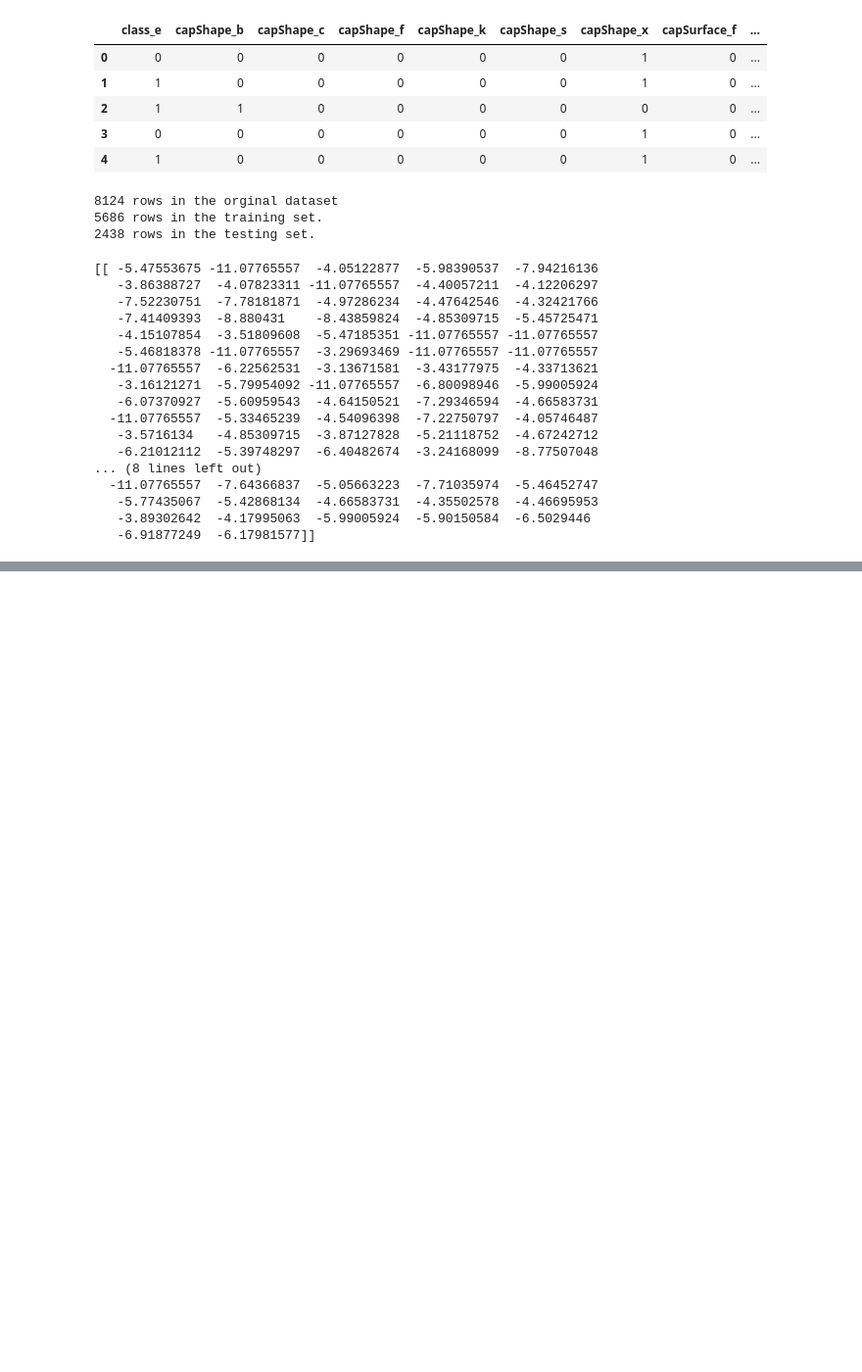
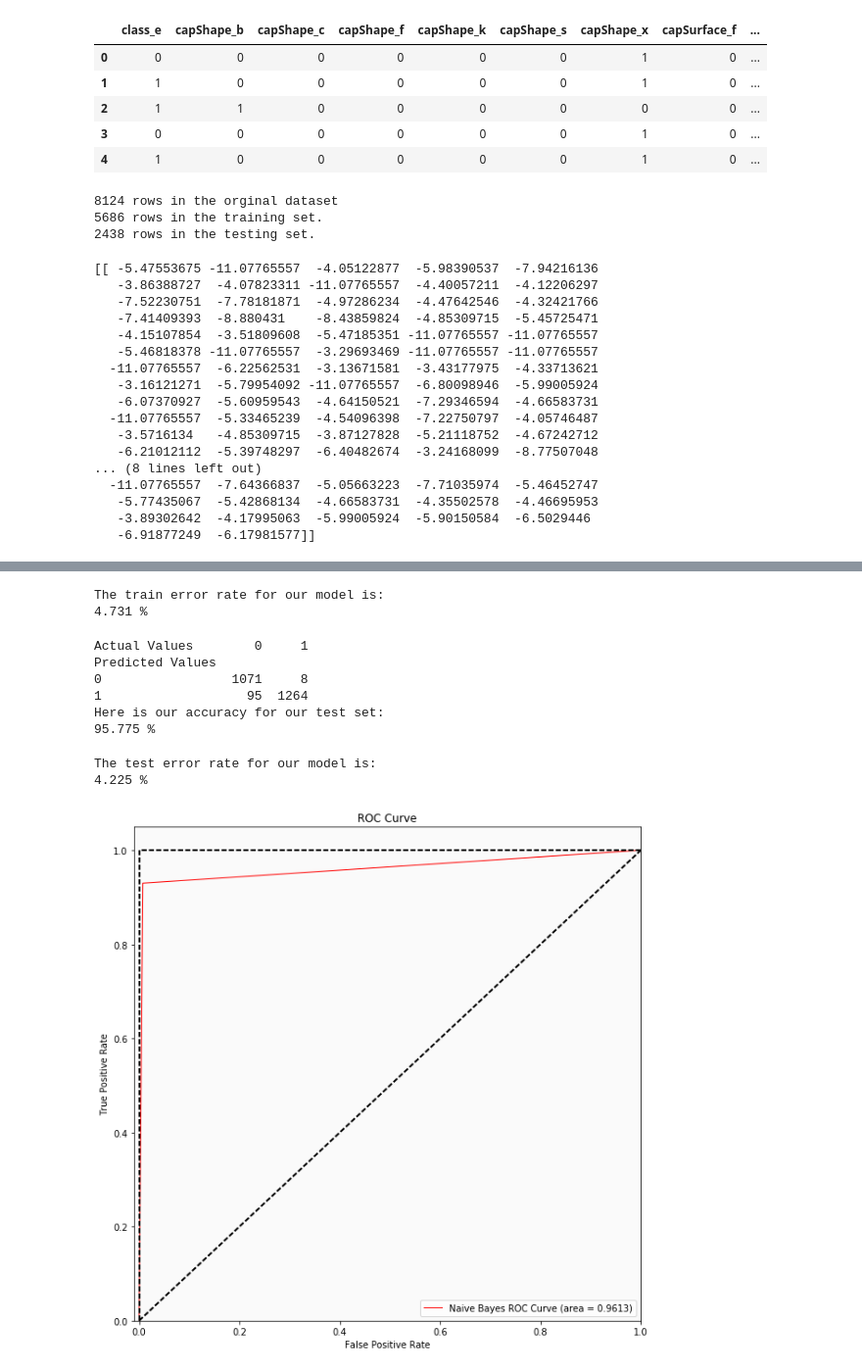
Before and after one commit to jesswidjaja/pythonWorkshop, a Jupyter notebook: pythonWorkshop.ipynb, the cells around one changed output, grey strips where cells are left out. Shown: that part at 98% size. Saved outputs shown, nothing was run; the diff lists cells and outputs as text; code cells hidden in the pictures; blank space fills up the shorter version.

```diff
--- a/pythonWorkshop.ipynb
+++ b/pythonWorkshop.ipynb
@@ -100,0 +113,70 @@ Predicted Values
+# %%
+print ("The train error rate for our model is:")
+train_error_rate = 1 - accuracyTrain
+print('%.3f' % (train_error_rate * 100), '%')
+# %% [output]
+The train error rate for our model is:
+4.731 %
+# %%
+# Test set evaluations
+
+test_set = test.ix[:, test.columns != 'class_e']
+test_class_set = test.ix[:, test.columns == 'class_e']
+
+# Predict the Dx for the test set and call it predictions
+predictions = model1.predict(test_set)
+
+# Let's compare the predictions vs. the actual values
+print(pd.crosstab(predictions, test_class_set['class_e'],
+                  rownames=['Predicted Values'],
+                  colnames=['Actual Values']))
+
+# Getting accuracy of test set
+accuracy = model1.score(test_set, test_class_set['class_e'])
+
+# Test error rate
+print ("Here is our accuracy for our test set:")
+print ('%.3f' % (accuracy * 100), '%')
+# %% [output]
+Actual Values        0     1
+Predicted Values
+0                 1071     8
+1                   95  1264
+Here is our accuracy for our test set:
+95.775 %
+# %%
+# Calculating the test error rate!
+print("The test error rate for our model is:")
+test_error_rate = 1 - accuracy
+print('%.3f' % (test_error_rate * 100), '%')
+# %% [output]
+The test error rate for our model is:
+4.225 %
+# %%
+# Calculating for ROC Curves
+fpr, tpr, _= roc_curve(predictions, test_class_set)
+
+# Area under curve
+auc_nb = auc(fpr, tpr)
+
+# Plotting curve
+fig, ax = plt.subplots (figsize = (10, 10))
+
+plt.plot(fpr, tpr, label='Naive Bayes ROC Curve (area = %.4f)' % auc_nb,
+         color = 'red',
+         linewidth = 1)
+
+ax.set_facecolor('#fafafa')
+plt.plot([0, 1], [0, 1], 'k--', lw=2)
+plt.plot([0, 0], [1, 0], 'k--', lw=2, color = 'black')
+plt.plot([1, 0], [1, 1], 'k--', lw=2, color = 'black')
+plt.xlim([-0.01, 1.0])
+plt.ylim([0.0, 1.05])
+plt.xlabel('False Positive Rate')
+plt.ylabel('True Positive Rate')
+plt.title('ROC Curve')
+plt.legend(loc="lower right")
+
+plt.show()
+# %% [output]
+[figure, added]
```
Also changed, not shown: parts of 4 cells of this notebook.
